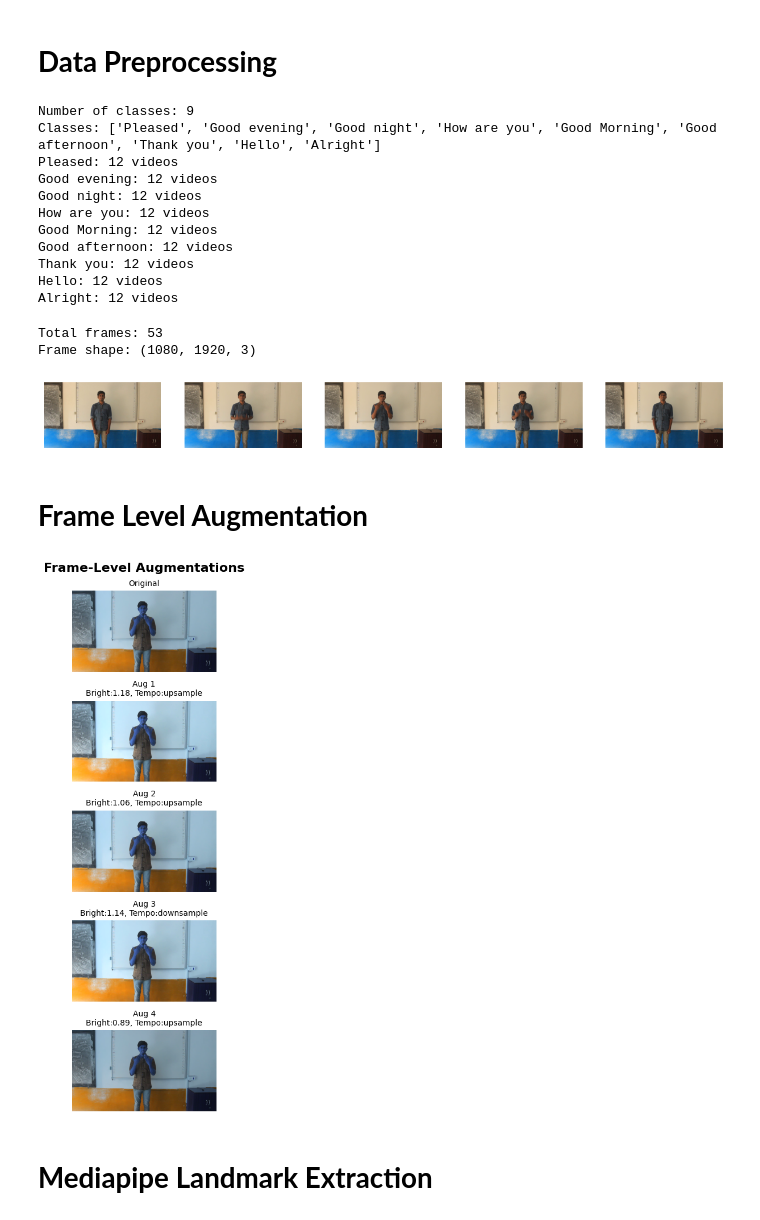
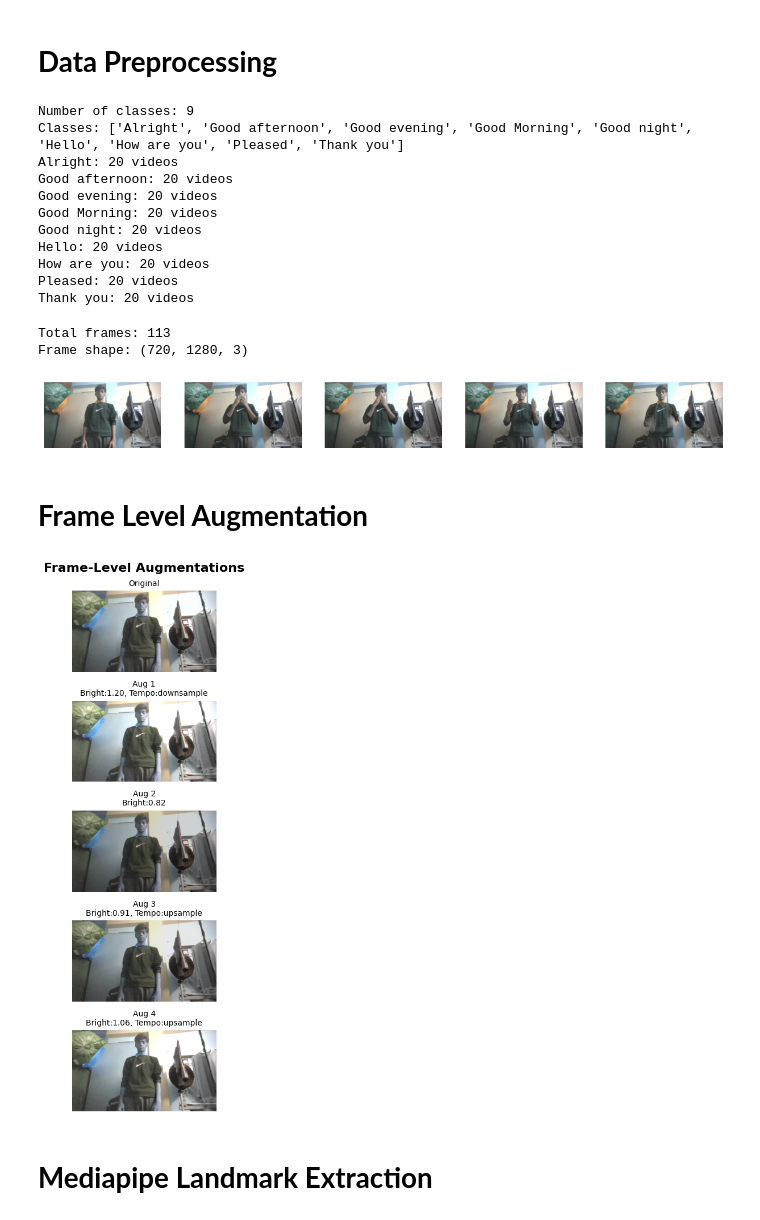
Before and after one commit to Code-r4Life/SignAI---Cosmohack1, a Jupyter notebook: ISL_transcription.ipynb, the cells around one changed output. Drawn from its saved outputs; the diff is of its cells as text; code cells hidden in the pictures.

```diff
--- a/ISL_transcription.ipynb
+++ b/ISL_transcription.ipynb
@@ -46,7 +46,7 @@ from sklearn.utils.class_weight import compute_class_weight
 import matplotlib.pyplot as plt
 import seaborn as sns
 # %%
-dataset_path = "/content/Indian Sign Language Greetings Dataset - Sub Variant of INCLUDE"
+dataset_path = "Indian Sign Language Greetings Dataset - Sub Variant of INCLUDE"
 classes = os.listdir(dataset_path)
 print(f"Number of classes: {len(classes)}")
 print(f"Classes: {classes}")
@@ -56,44 +56,44 @@ for class_name in classes:
     print(f"{class_name}: {video_count} videos")
 # %% [output]
 Number of classes: 9
-Classes: ['Pleased', 'Good evening', 'Good night', 'How are you', 'Good Morning', 'Good afternoon', 'Thank you', 'Hello', 'Alright']
-Pleased: 12 videos
-Good evening: 12 videos
-Good night: 12 videos
-How are you: 12 videos
-Good Morning: 12 videos
-Good afternoon: 12 videos
-Thank you: 12 videos
-Hello: 12 videos
-Alright: 12 videos
+Classes: ['Alright', 'Good afternoon', 'Good evening', 'Good Morning', 'Good night', 'Hello', 'How are you', 'Pleased', 'Thank you']
+Alright: 20 videos
+Good afternoon: 20 videos
+Good evening: 20 videos
+Good Morning: 20 videos
+Good night: 20 videos
+Hello: 20 videos
+How are you: 20 videos
+Pleased: 20 videos
+Thank you: 20 videos
 # %%
 def load_video(video_path):
     cap = cv2.VideoCapture(video_path)
     frames = []
     while True:
         ret, frame = cap.read()
         if not ret:
             break
         frames.append(cv2.cvtColor(frame, cv2.COLOR_BGR2RGB))
     cap.release()
     return frames
 
 # Test with one video
-sample_video = "/content/Indian Sign Language Greetings Dataset - Sub Variant of INCLUDE/Thank you/MVI_0006.mp4"
+sample_video = "Indian Sign Language Greetings Dataset - Sub Variant of INCLUDE\Thank you\WIN_20251221_21_17_00_Pro.mp4"
 frames = load_video(sample_video)
 print(f"Total frames: {len(frames)}")
 print(f"Frame shape: {frames[0].shape}")
 
 # Visualize some frames
 fig, axes = plt.subplots(1, 5, figsize=(15, 3))
 for i, ax in enumerate(axes):
     ax.imshow(frames[i * len(frames) // 5])
     ax.axis('off')
 plt.show()
 # %% [output]
-Total frames: 53
-Frame shape: (1080, 1920, 3)
+Total frames: 113
+Frame shape: (720, 1280, 3)
-[figure, old version]
+[figure, new version]
 # %%
 def visualize_sample_frames(video_path, num_frames=5):
     """Visualize evenly spaced frames from a video"""
@@ -275,7 +275,7 @@ def visualize_frame_augmentations(frame, augmenter):
 augmenter = VideoFrameAugmenter()
 visualize_frame_augmentations(frames[int(np.random.uniform(0, len(frames)))], augmenter)
 # %% [output]
-[figure, old version]
+[figure, new version]
 # %% [markdown]
 # **Mediapipe Landmark Extraction**
 # %%
```
Also changed, not shown: parts of 5 cells of this notebook, 5 other files.
